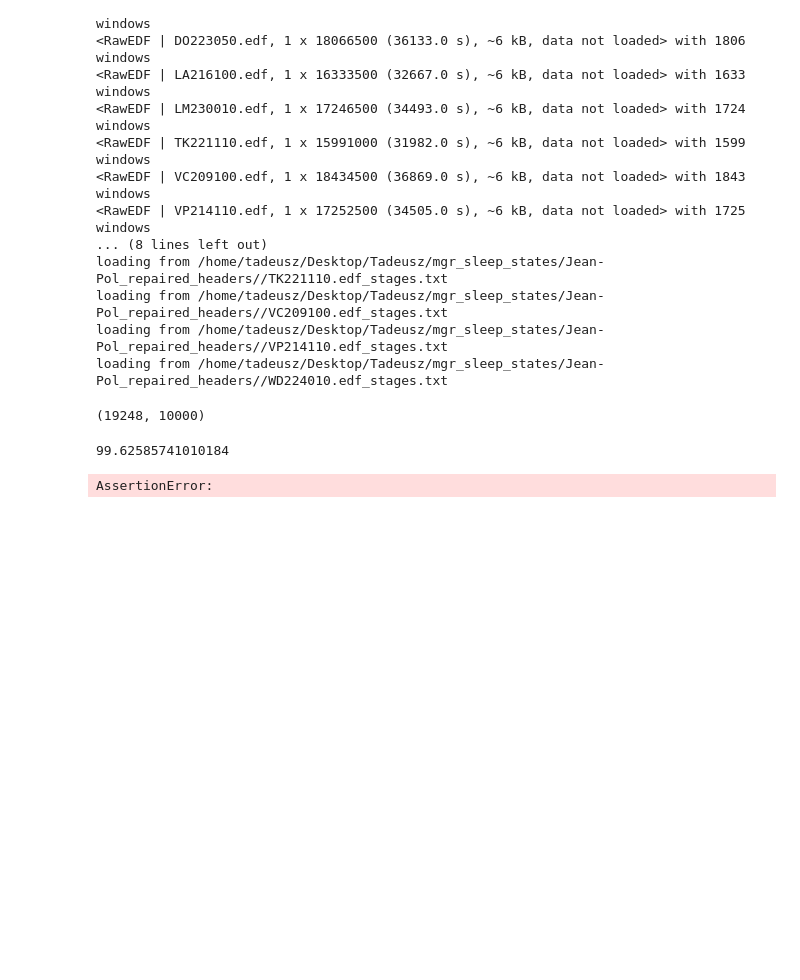
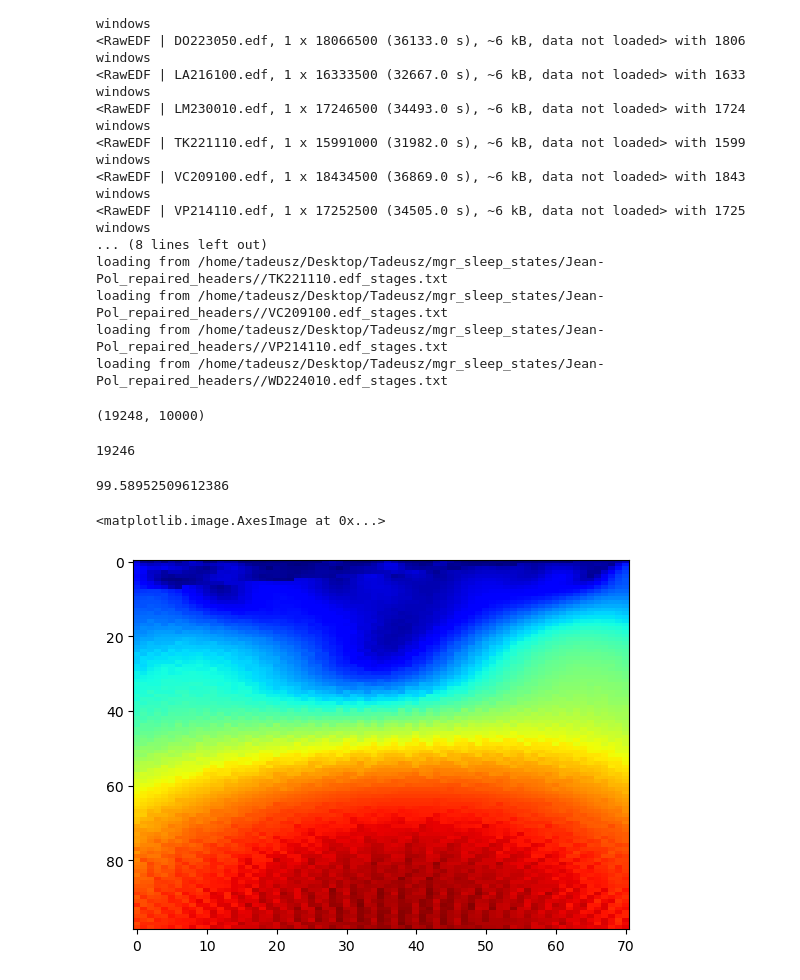
Before and after one commit to IndoIence/mgr_sleep_states, a Jupyter notebook: r_peaks_calssification.ipynb, the cells around one changed output. Saved outputs shown, nothing was run; the diff lists cells and outputs as text; code cells hidden in the pictures; blank space fills up the shorter version.

```diff
--- a/r_peaks_calssification.ipynb
+++ b/r_peaks_calssification.ipynb
@@ -73,10 +73,10 @@ def remove_from_data(data, mask):
     if type(data) == list:
         return [a for a, b in zip(data, mask) if b == True]
 # %%
-def make_wide_windows(datapoints,labels, win_pad=2):
+def make_wide_windows(datapoints,labels, win_pad=1):
     labels = labels[win_pad:-win_pad]
     n_wide_points = datapoints.shape[0] - win_pad * 2
-    wide_window_len = (win_pad * 2 + 1) * datapoints.shape[1]
+    wide_window_len = (2*win_pad + 1) * datapoints.shape[1]
     data_wide = np.zeros(shape=(n_wide_points, wide_window_len))
     for i in range(win_pad, (len(data_wide) + win_pad)):
         if i + 1 % 300 == 0:
@@ -107,30 +107,37 @@ def where_not_30bpm(peaks_list, len_data):
 # %%
 data_wide, labels_wide= make_wide_windows(data, labels)
 r_peaks_wide = get_r_peaks(data_wide)
+# %%
+len(data_wide)
+# %% [output]
+19246
 # %%
 where_more_than_30bpm = where_not_30bpm(r_peaks_wide, len_data=data_wide.shape[1])
 # removing bad data from datapoints, labels and peaks
 data_filtered = remove_from_data(data_wide, where_more_than_30bpm)
-labels_filtered = remove_from_data(labels, where_more_than_30bpm)
+labels_filtered = remove_from_data(labels_wide, where_more_than_30bpm)
 r_peaks_filtered = remove_from_data(r_peaks_wide, where_more_than_30bpm)
 # calculating differences
 r_peaks_diffs = [np.diff(d) for d in r_peaks_filtered]
 assert(len(r_peaks_diffs) == len(labels_filtered))
 # %% [output]
-99.62585741010184
+99.58952509612386
-AssertionError:
 # %%
-def calculate_cwt(data):
-    scales = np.arange(1,100)
+def calculate_cwt(data, scales = np.arange(1,100)):
     wavelet = 'cmor'
     coef_p, freq_p = pywt.cwt(data, scales, wavelet)
     abs_coefs = np.abs(coef_p)
     return abs_coefs
 # %%
-ex = r_peaks_diffs[1454]
-ex_cwt = calculate_cwt(ex)
+ex = r_peaks_diffs[1800]
+s = np.arange(1,100)
+ex_cwt = calculate_cwt(ex, s)
+
 plt.imshow(ex_cwt, cmap='jet', aspect='auto',
                vmax=abs(ex_cwt).max(), )
+# %% [output]
+<matplotlib.image.AxesImage at 0x...>
+[figure, added]
 # %%
 sus = data_wide[17006]
 plt.plot(sus)
```
